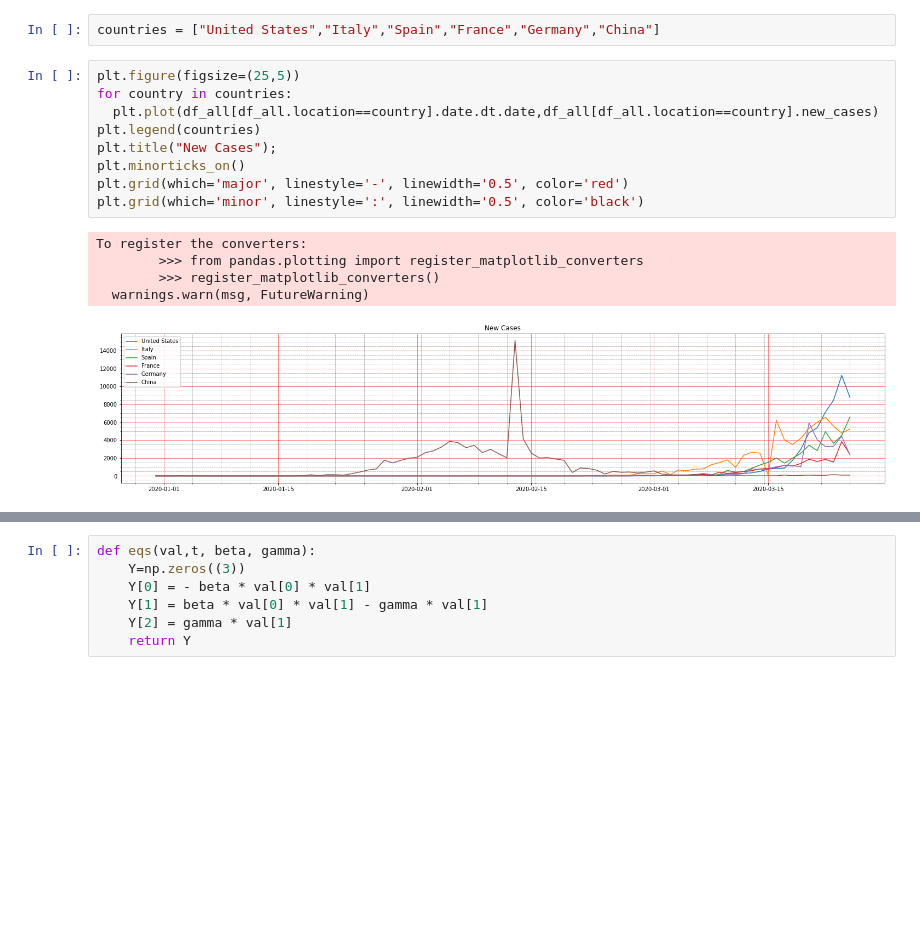
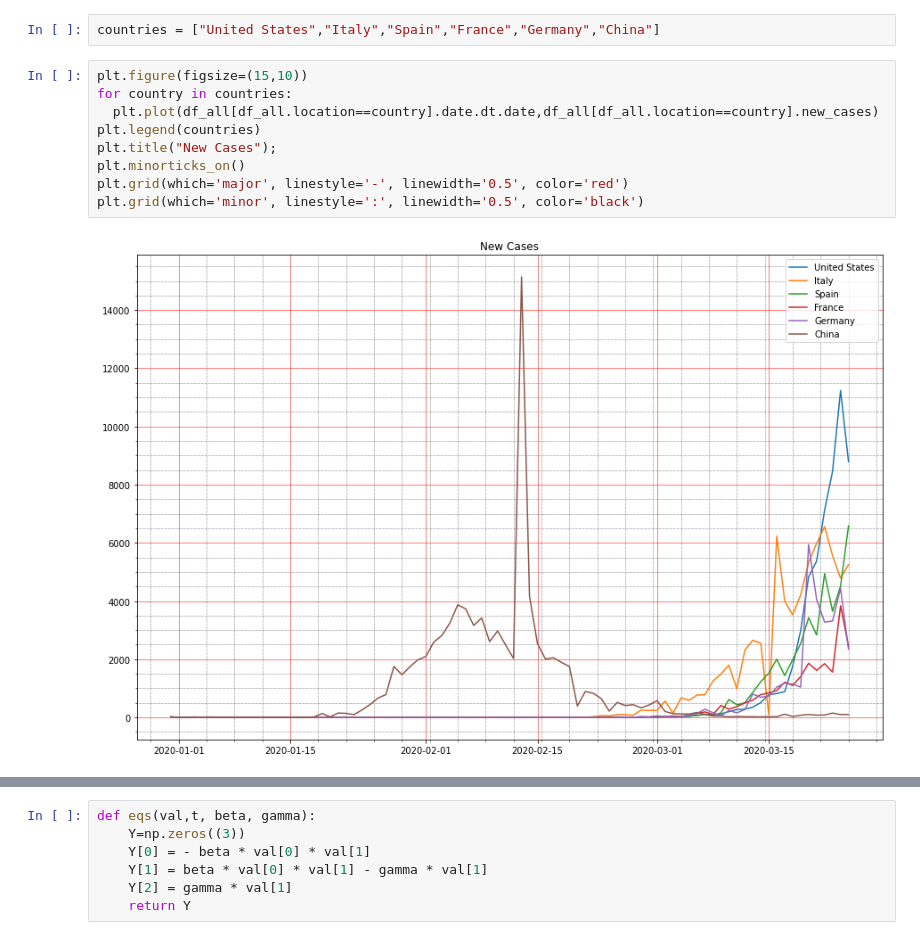
Before and after one commit to vinayshanbhag/covid19, a Jupyter notebook: covid_19_viz.ipynb, the cells around one changed output, grey strips where cells are left out. Saved outputs shown, nothing was run; the diff lists cells and outputs as text; blank space fills up the shorter version.

```diff
--- a/covid_19_viz.ipynb
+++ b/covid_19_viz.ipynb
@@ -13,18 +13,14 @@ df_all["date"] = pd.to_datetime(df_all.date)
 # %%
 countries = ["United States","Italy","Spain","France","Germany","China"]
 # %%
-plt.figure(figsize=(25,5))
+plt.figure(figsize=(15,10))
 for country in countries:
   plt.plot(df_all[df_all.location==country].date.dt.date,df_all[df_all.location==country].new_cases)
 plt.legend(countries)
 plt.title("New Cases");
 plt.minorticks_on()
 plt.grid(which='major', linestyle='-', linewidth='0.5', color='red')
 plt.grid(which='minor', linestyle=':', linewidth='0.5', color='black')
 # %% [output]
-To register the converters:
-        >>> from pandas.plotting import register_matplotlib_converters
-        >>> register_matplotlib_converters()
-  warnings.warn(msg, FutureWarning)
-[figure, old version]
+[figure, new version]
 # %%
```
Also changed, not shown: parts of 6 cells of this notebook.
